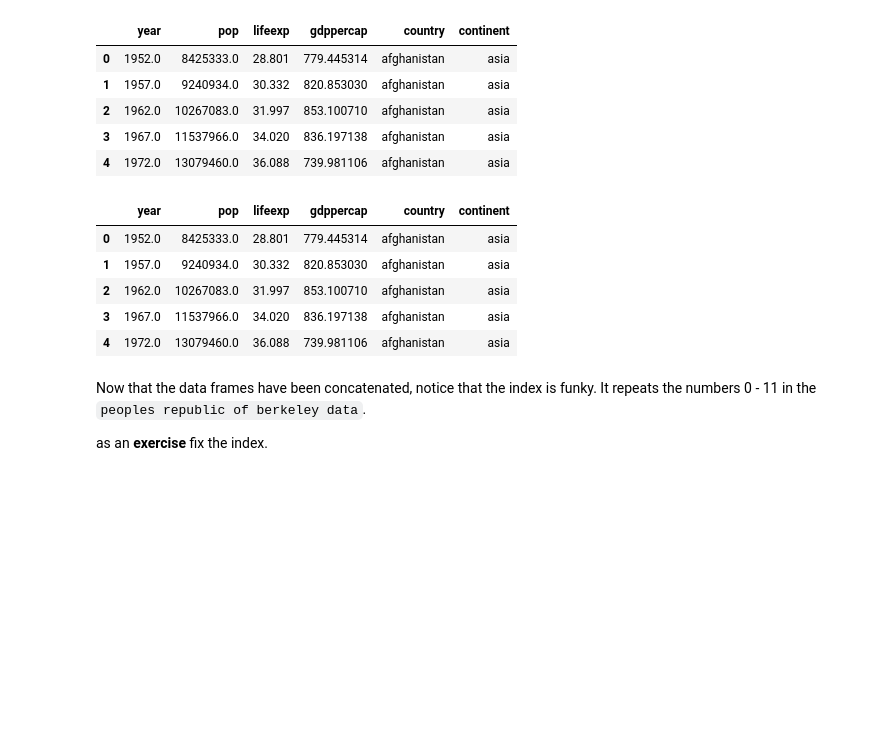
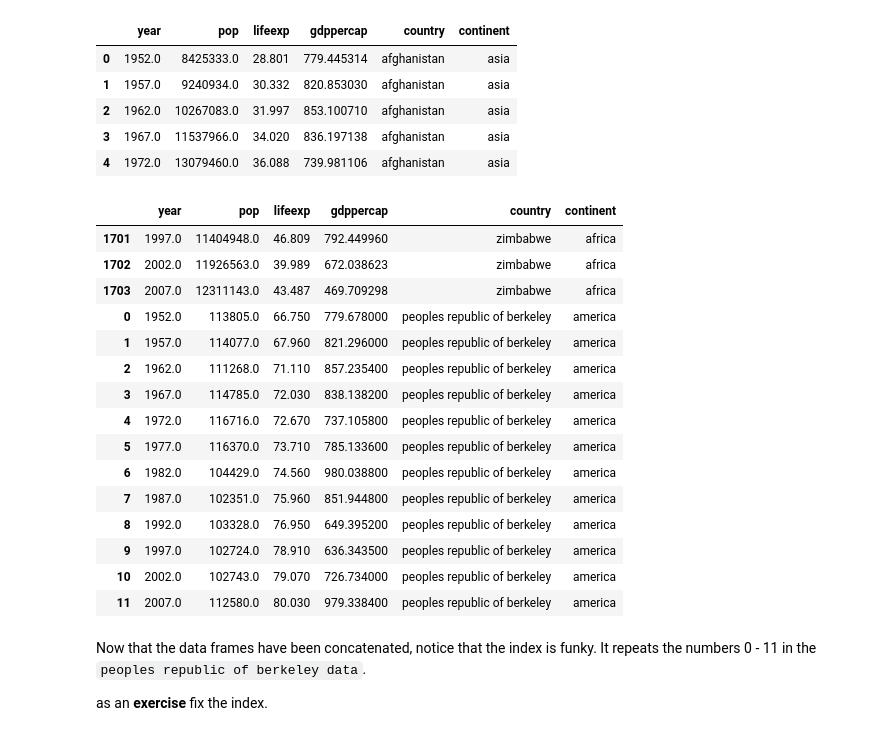
Before and after one commit to Reproducible-Science-Curriculum/data-exploration-RR-Jupyter, a Jupyter notebook: Data exploration.ipynb, the cells around one changed output. Cells and saved outputs as stored; diff of their text form; code cells hidden in the pictures; blank space fills up the shorter version.

```diff
--- a/Data exploration.ipynb
+++ b/Data exploration.ipynb
@@ -477,14 +500,24 @@ gapminder.head()
 # %%
 # combine the data sets with concat
 gapminder_comb = pd.concat([gapminder, PRB])
-gapminder_comb.head()
+gapminder_comb.tail(15)
 # %% [output]
 |  | year | pop | lifeexp | gdppercap | country | continent |
-| 0 | 1952.0 | 8425333.0 | 28.801 | 779.445314 | afghanistan | asia |
-| 1 | 1957.0 | 9240934.0 | 30.332 | 820.853030 | afghanistan | asia |
-| 2 | 1962.0 | 10267083.0 | 31.997 | 853.100710 | afghanistan | asia |
-| 3 | 1967.0 | 11537966.0 | 34.020 | 836.197138 | afghanistan | asia |
-| 4 | 1972.0 | 13079460.0 | 36.088 | 739.981106 | afghanistan | asia |
+| 1701 | 1997.0 | 11404948.0 | 46.809 | 792.449960 | zimbabwe | africa |
+| 1702 | 2002.0 | 11926563.0 | 39.989 | 672.038623 | zimbabwe | africa |
+| 1703 | 2007.0 | 12311143.0 | 43.487 | 469.709298 | zimbabwe | africa |
+| 0 | 1952.0 | 113805.0 | 66.750 | 779.678000 | peoples republic of berkeley | america |
+| 1 | 1957.0 | 114077.0 | 67.960 | 821.296000 | peoples republic of berkeley | america |
+| 2 | 1962.0 | 111268.0 | 71.110 | 857.235400 | peoples republic of berkeley | america |
+| 3 | 1967.0 | 114785.0 | 72.030 | 838.138200 | peoples republic of berkeley | america |
+| 4 | 1972.0 | 116716.0 | 72.670 | 737.105800 | peoples republic of berkeley | america |
+| 5 | 1977.0 | 116370.0 | 73.710 | 785.133600 | peoples republic of berkeley | america |
+| 6 | 1982.0 | 104429.0 | 74.560 | 980.038800 | peoples republic of berkeley | america |
+| 7 | 1987.0 | 102351.0 | 75.960 | 851.944800 | peoples republic of berkeley | america |
+| 8 | 1992.0 | 103328.0 | 76.950 | 649.395200 | peoples republic of berkeley | america |
+| 9 | 1997.0 | 102724.0 | 78.910 | 636.343500 | peoples republic of berkeley | america |
+| 10 | 2002.0 | 102743.0 | 79.070 | 726.734000 | peoples republic of berkeley | america |
+| 11 | 2007.0 | 112580.0 | 80.030 | 979.338400 | peoples republic of berkeley | america |
 # %% [markdown]
 Now that the data frames have been concatenated, notice that the index is funky. It repeats the numbers 0 - 11 in the `peoples republic of berkeley data`. <p>
 as an **exercise** fix the index.
```
Also changed, not shown: parts of 23 cells of this notebook.
